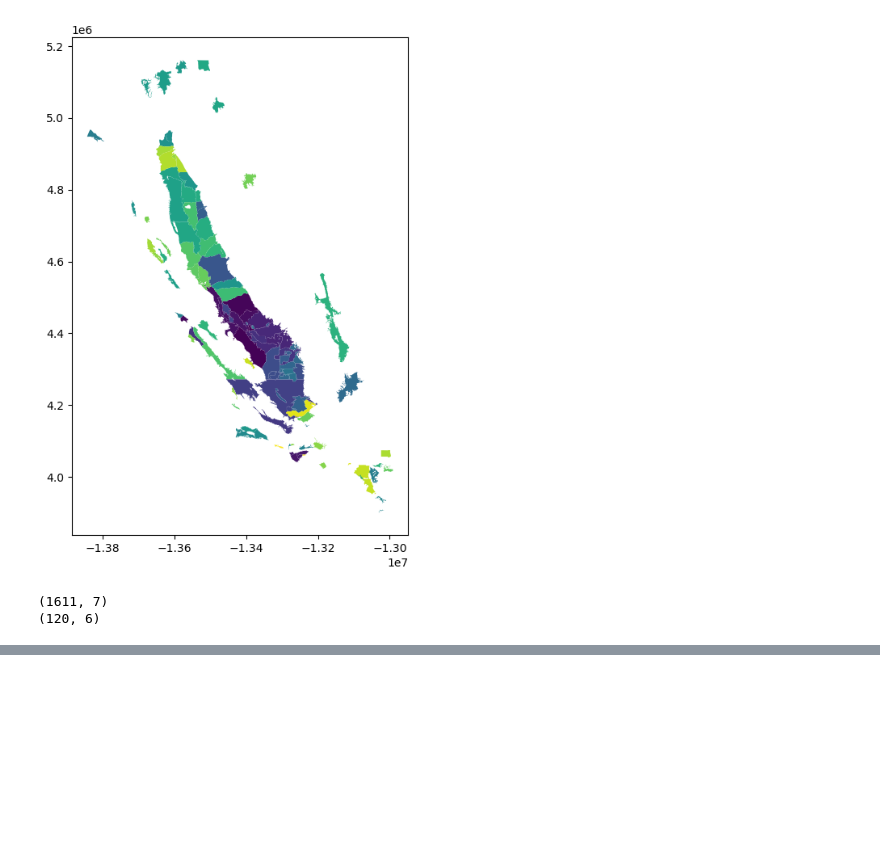
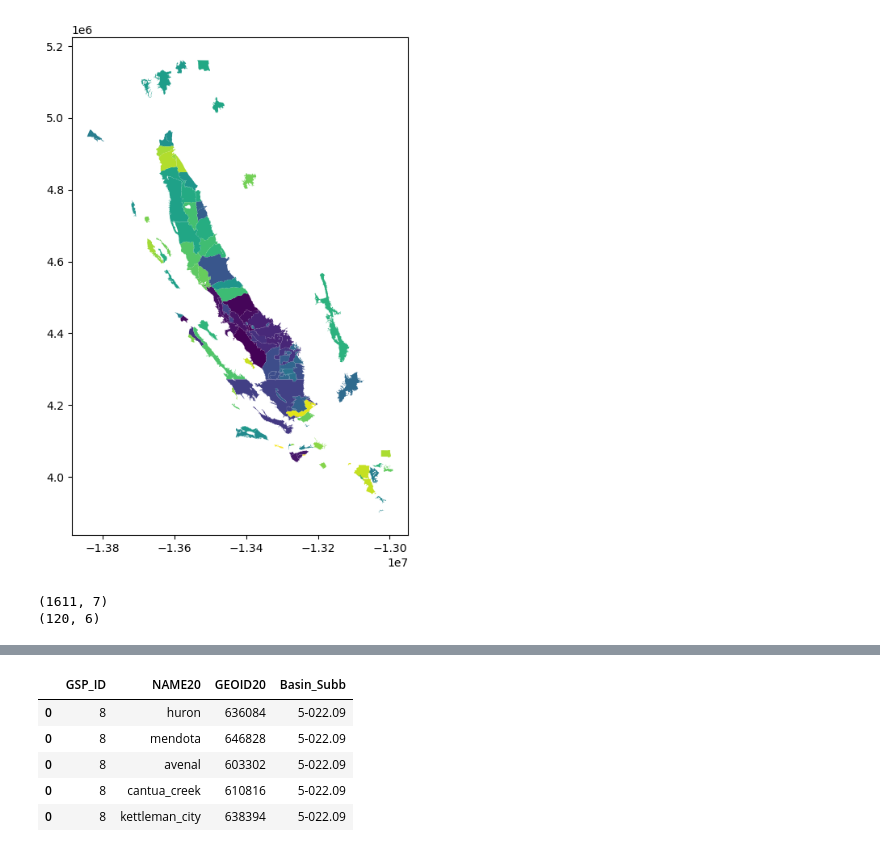
Before and after one commit to ucd-cepb/kings, a Jupyter notebook: EJ_DAC_Paper/Code/testing/shape_merge.ipynb, the cells around one changed output, grey strips where cells are left out. Drawn from its saved outputs; the diff is of its cells as text; code cells hidden in the pictures; blank space fills up the shorter version.

```diff
--- a/EJ_DAC_Paper/Code/testing/shape_merge.ipynb
+++ b/EJ_DAC_Paper/Code/testing/shape_merge.ipynb
@@ -58,0 +80,9 @@ expected_places.to_csv("EJ_DAC_Paper/Data/expected_places.csv", index=False)
+# %%
+expected_places.head()
+# %% [output]
+|  | GSP_ID | NAME20 | GEOID20 | Basin_Subb |
+| 0 | 8 | huron | 636084 | 5-022.09 |
+| 0 | 8 | mendota | 646828 | 5-022.09 |
+| 0 | 8 | avenal | 603302 | 5-022.09 |
+| 0 | 8 | cantua_creek | 610816 | 5-022.09 |
+| 0 | 8 | kettleman_city | 638394 | 5-022.09 |
```
Also changed, not shown: parts of 4 cells of this notebook, 11 other files.
